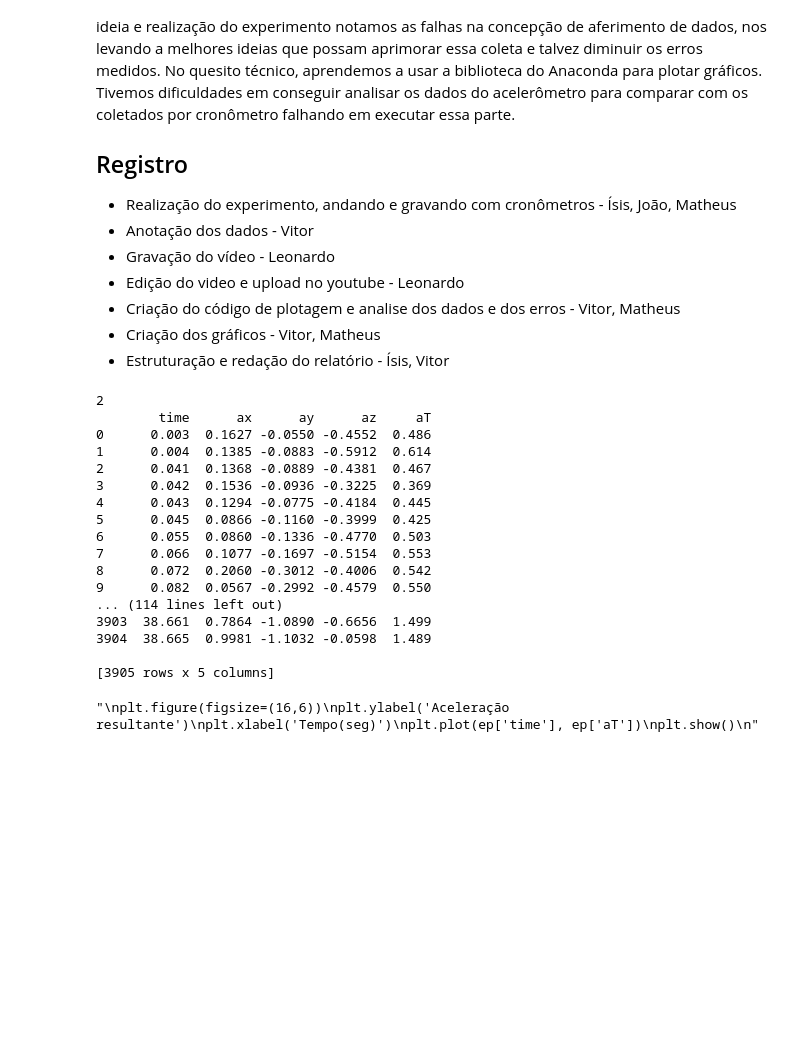
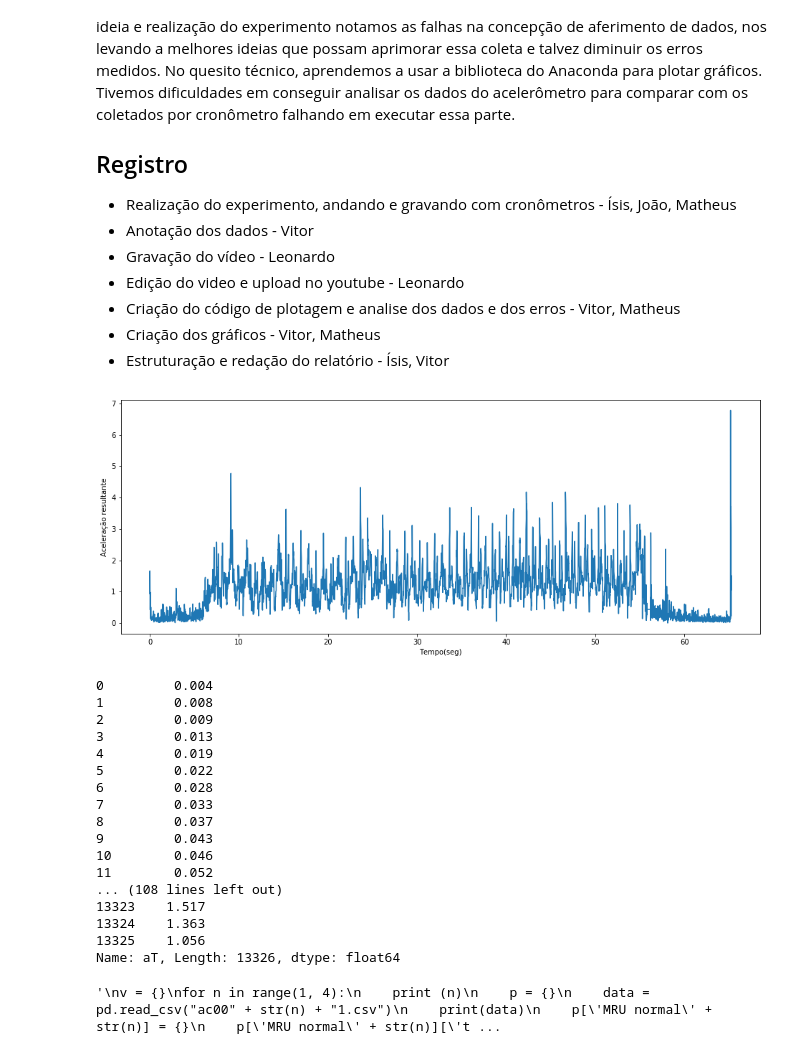
Before and after one commit to VitorSerio/MAC0209--EP1, a Jupyter notebook: Relatorio.ipynb, the cells around one changed output. Cells and saved outputs as stored; diff of their text form; code cells hidden in the pictures; blank space fills up the shorter version.

```diff
--- a/Relatorio.ipynb
+++ b/Relatorio.ipynb
@@ -409,37 +409,58 @@ O experimento aborda MRU e MRUV na cinemática. Ao analisarmos computacionalment
 - Criação dos gráficos - Vitor, Matheus
 - Estruturação e redação do relatório - Ísis, Vitor
 # %%
+data = pd.read_csv("ac0011.csv")
+plt.figure(figsize=(16,6))
+plt.ylabel('Aceleração resultante')
+plt.xlabel('Tempo(seg)')
+plt.plot(data['time'], data['aT'])
+plt.show()
+print (data['time'])
+print (data['aT'])
+'''
+v = {}
 for n in range(1, 4):
     print (n)
     p = {}
     data = pd.read_csv("ac00" + str(n) + "1.csv")
     print(data)
     p['MRU normal' + str(n)] = {}
     p['MRU normal' + str(n)]['time'] = data['time']
     p['MRU normal' + str(n)]['aT'] = data['aT']
-'''
+    v[n] = p
+
+for n in range(2, 4):
+    ep = v[n]
+    plt.figure(figsize=(16,6))
+    plt.ylabel('Aceleração resultante')
+    plt.xlabel('Tempo(seg)')
+    plt.plot(ep['time'], ep['aT'])
+    plt.show()
+for n in range(2, 4):
+    ep = v
 plt.figure(figsize=(16,6))
 plt.ylabel('Aceleração resultante')
 plt.xlabel('Tempo(seg)')
 plt.plot(ep['time'], ep['aT'])
 plt.show()
 '''
 # %% [output]
+[figure, added]
-2
-        time      ax      ay      az     aT
-0      0.003  0.1627 -0.0550 -0.4552  0.486
-1      0.004  0.1385 -0.0883 -0.5912  0.614
-2      0.041  0.1368 -0.0889 -0.4381  0.467
-3      0.042  0.1536 -0.0936 -0.3225  0.369
-4      0.043  0.1294 -0.0775 -0.4184  0.445
-5      0.045  0.0866 -0.1160 -0.3999  0.425
-6      0.055  0.0860 -0.1336 -0.4770  0.503
-7      0.066  0.1077 -0.1697 -0.5154  0.553
-8      0.072  0.2060 -0.3012 -0.4006  0.542
-9      0.082  0.0567 -0.2992 -0.4579  0.550
-... (114 lines left out)
-3903  38.661  0.7864 -1.0890 -0.6656  1.499
-3904  38.665  0.9981 -1.1032 -0.0598  1.489
-
-[3905 rows x 5 columns]
+0         0.004
+1         0.008
+2         0.009
+3         0.013
+4         0.019
+5         0.022
+6         0.028
+7         0.033
+8         0.037
+9         0.043
+10        0.046
+11        0.052
+... (108 lines left out)
+13323    1.517
+13324    1.363
+13325    1.056
+Name: aT, Length: 13326, dtype: float64
-"\nplt.figure(figsize=(16,6))\nplt.ylabel('Aceleração resultante')\nplt.xlabel('Tempo(seg)')\nplt.plot(ep['time'], ep['aT'])\nplt.show()\n"
+'\nv = {}\nfor n in range(1, 4):\n    print (n)\n    p = {}\n    data = pd.read_csv("ac00" + str(n) + "1.csv")\n    print(data)\n    p[\'MRU normal\' + str(n)] = {}\n    p[\'MRU normal\' + str(n)][\'t ...
```
Also changed, not shown: 6 other files.
